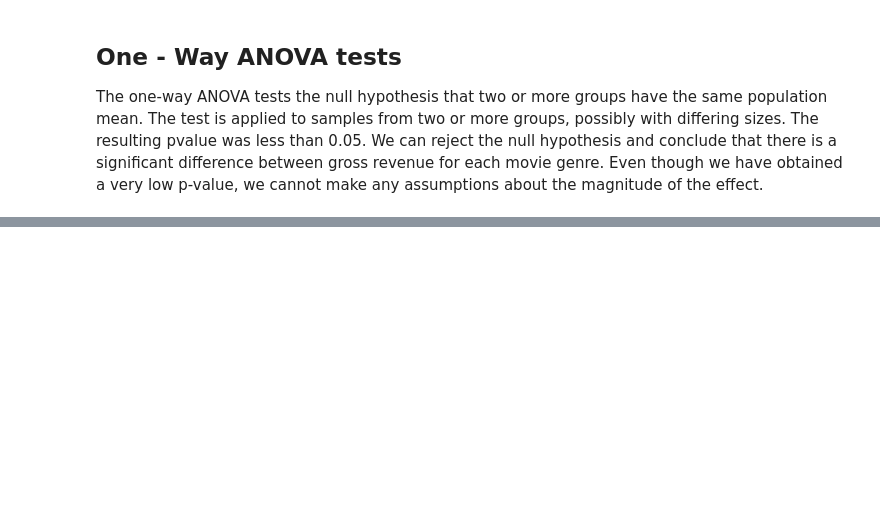
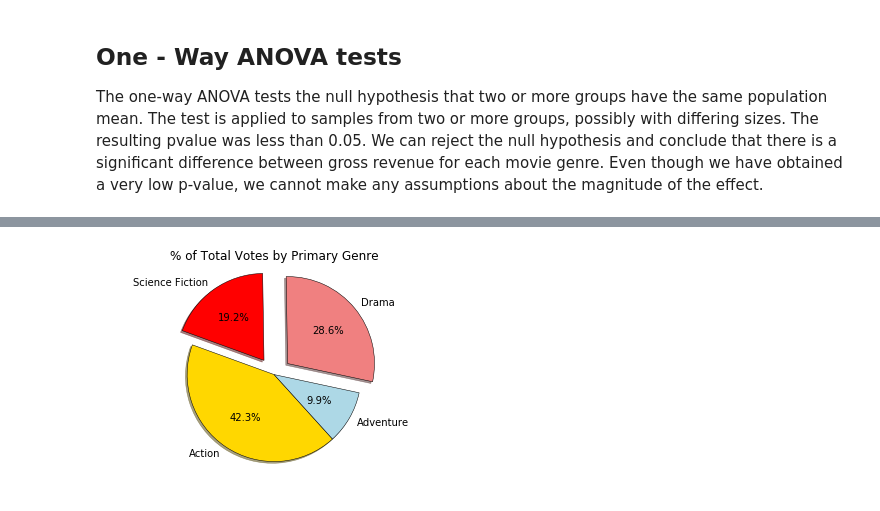
Before and after one commit to sarahshelden/Project1DataScience, a Jupyter notebook: movies.ipynb, the cells around one changed output, grey strips where cells are left out. Saved outputs shown, nothing was run; the diff lists cells and outputs as text; code cells hidden in the pictures; blank space fills up the shorter version.

```diff
--- a/movies.ipynb
+++ b/movies.ipynb
@@ -358,0 +317,15 @@ sort_by_netProfit.describe()
+# %%
+#votes to primary genre - hasan
+# sorting movie by revenue from highest to lowest
+# sort_by_revenue = clean_movie_data_df.sort_values(by='revenue', ascending = False)
+sort_by_vote_count = clean_movie_data_df.sort_values(by='vote_count', ascending = False)
+
+# output csv file sort by revenue data
+#sort_by_vote_count.to_csv("vote_count_loss.csv", encoding='utf-8')
+
+# print to terminal
+sort_by_vote_count.head()
+
+top_10_profitable_mv = sort_by_vote_count[:10][['title','vote_count','Primary Genre']].reset_index()
+
+print(top_10_profitable_mv)
@@ -358,0 +344,14 @@ sort_by_netProfit.describe()
+# %%
+vote_count_sum = top_10_profitable_mv.groupby('Primary Genre').sum()["vote_count"]
+
+labels = vote_count_sum.index
+colors = ["gold", "lightblue", "lightcoral","red"]
+explode = (0, 0, 0.2,0.2)
+
+plt.title('% of Total Votes by Primary Genre')
+plt.axis('equal')
+
+plt.pie(vote_count_sum, explode=explode, labels=labels, colors=colors,autopct="%1.1f%%", shadow=True, startangle=160,wedgeprops = {'linewidth': .5, 'edgecolor': 'black'})
+plt.show()
+# %% [output]
+[figure, added]
```
Also changed, not shown: parts of 30 cells of this notebook, 2 other files.
